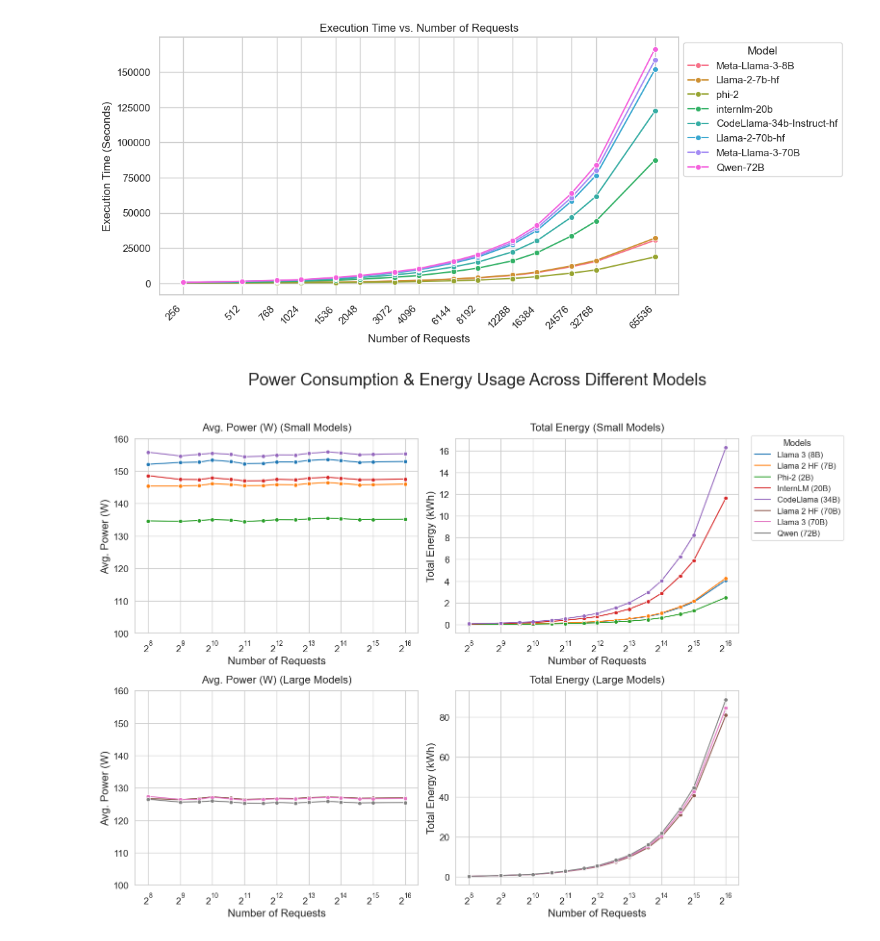
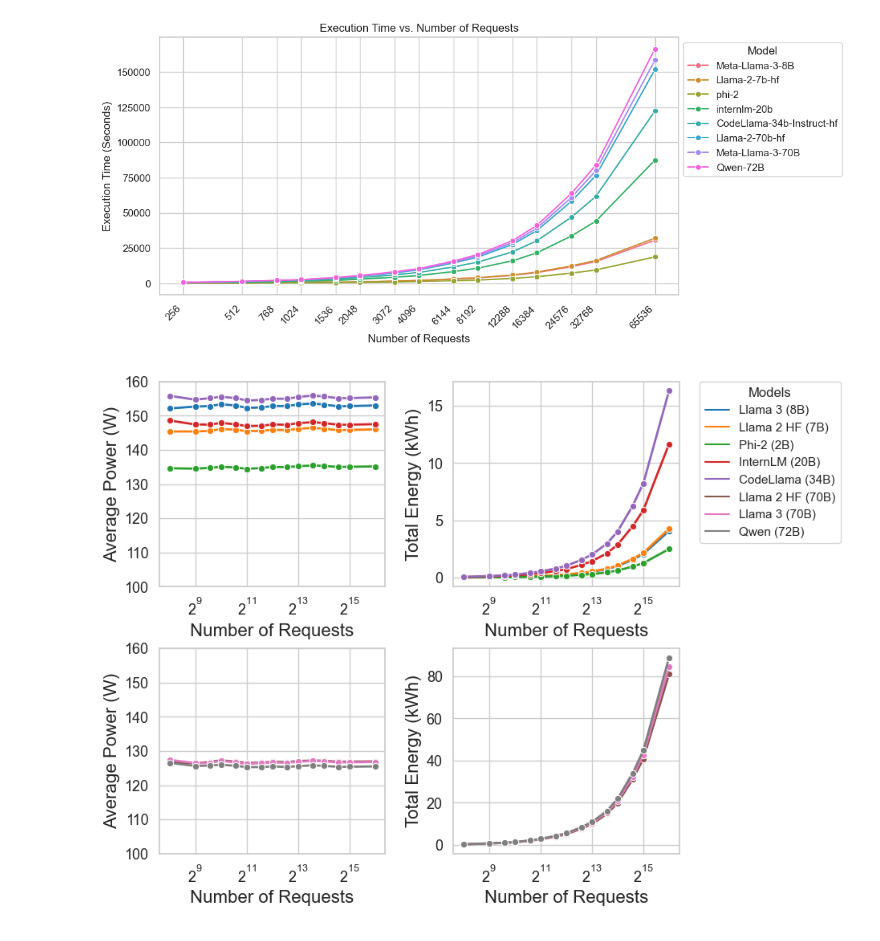
Before and after one commit to ozcanmiraay/vidur-energy, a Jupyter notebook: experiments-final/analysis/exp1-numrequests-power-energy.ipynb, the cells around one changed output. Saved outputs shown, nothing was run; the diff lists cells and outputs as text; code cells hidden in the pictures.

```diff
--- a/experiments-final/analysis/exp1-numrequests-power-energy.ipynb
+++ b/experiments-final/analysis/exp1-numrequests-power-energy.ipynb
@@ -143,77 +143,85 @@ df["model_renamed"] = df["model"].map(model_rename_map)
 df_small = df[df["model"].isin(small_models)].copy()
 df_large = df[df["model"].isin(large_models)].copy()
 
-if df_small.empty:
-    print("⚠️ Warning: No data found for small models!")
-if df_large.empty:
-    print("⚠️ Warning: No data found for large models!")
-
 # ---------------------------------------
 # 3. Plot Setup
 # ---------------------------------------
-fig, axes = plt.subplots(2, 2, figsize=(16, 12))
+fig, axes = plt.subplots(2, 2, figsize=(9, 7))  # Match PLOT 2 figsize
 
-# Combined model list and color palette
+# Define shared font settings
+xlabel_fontsize = 16
+ylabel_fontsize = 16
+tick_fontsize = 13
+legend_fontsize = 11
+legend_title_fontsize = 12
+
+# Define model colors
 df_all = pd.concat([df_small, df_large])
 all_models = df_all["model_renamed"].unique()
 palette = sns.color_palette("tab10", n_colors=len(all_models))
 model_palette = dict(zip(all_models, palette))
 
 # ---------------------------------------
-# 4. Plot Function (with optional y-limit)
+# 4. Plot Function (Matched to PLOT 2)
 # ---------------------------------------
-def plot_lineplot(data, x_col, y_col, ax, title, y_label, ylim=None):
+def plot_lineplot(data, x_col, y_col, ax, y_label, ylim=None):
     sns.lineplot(
-        data=data, x=x_col, y=y_col,
-        hue="model_renamed", marker="o",
-        ax=ax, palette=model_palette
+        data=data,
+        x=x_col,
+        y=y_col,
+        hue="model_renamed",
+        marker="o",
+        ax=ax,
+        palette=model_palette,
+        linewidth=2.0
     )
     ax.set_xscale("log", base=2)
-    ax.set_xlabel("Number of Requests", fontsize=16)
-    ax.set_ylabel(y_label, fontsize=16)
-    ax.set_title(title, fontsize=16, pad=12)
-    ax.tick_params(axis='both', labelsize=14)
+    ax.set_xlabel("Number of Requests", fontsize=xlabel_fontsize)
+    ax.set_ylabel(y_label, fontsize=ylabel_fontsize)
+    ax.tick_params(axis='both', labelsize=tick_fontsize)
     ax.get_legend().remove()
     if ylim:
         ax.set_ylim(ylim)
 
-# Apply fixed y-axis to power plots only
-plot_lineplot(df_small, "num_requests", "average_power_watts", axes[0, 0],
-              "Avg. Power (W) (Small Models)", "Avg. Power (W)", ylim=(100, 160))
-plot_lineplot(df_small, "num_requests", "total_energy_kwh", axes[0, 1],
-              "Total Energy (Small Models)", "Total Energy (kWh)")
-plot_lineplot(df_large, "num_requests", "average_power_watts", axes[1, 0],
-              "Avg. Power (W) (Large Models)", "Avg. Power (W)", ylim=(100, 160))
-plot_lineplot(df_large, "num_requests", "total_energy_kwh", axes[1, 1],
-              "Total Energy (Large Models)", "Total Energy (kWh)")
+# Power and energy subplots
+plot_lineplot(df_small, "num_requests", "average_power_watts", axes[0, 0], "Average Power (W)", ylim=(100, 160))
+plot_lineplot(df_small, "num_requests", "total_energy_kwh", axes[0, 1], "Total Energy (kWh)")
+plot_lineplot(df_large, "num_requests", "average_power_watts", axes[1, 0], "Average Power (W)", ylim=(100, 160))
+plot_lineplot(df_large, "num_requests", "total_energy_kwh", axes[1, 1], "Total Energy (kWh)")
 
 # ---------------------------------------
-# 5. Shared Legend
+# 5. Shared Legend (Same Format as PLOT 2)
 # ---------------------------------------
 dummy_fig, dummy_ax = plt.subplots()
 for model in all_models:
     dummy_ax.plot([], [], label=model, color=model_palette[model])
 handles, labels = dummy_ax.get_legend_handles_labels()
 plt.close(dummy_fig)
 
 fig.legend(
     handles, labels,
-    loc='center right',
-    bbox_to_anchor=(0.98, 0.76),
+    loc='upper left',
+    bbox_to_anchor=(0.82, 0.93),
     title="Models",
-    fontsize=12,
-    title_fontsize=13,
+    fontsize=legend_fontsize,
+    title_fontsize=legend_title_fontsize,
     frameon=True
 )
 
 # ---------------------------------------
-# 6. Final Touches
+# 6. Final Layout (Match PLOT 2)
 # ---------------------------------------
-plt.suptitle("Power Consumption & Energy Usage Across Different Models", fontsize=25, y=0.96)
-plt.tight_layout(rect=[0, 0, 0.85, 0.93])
+plt.subplots_adjust(
+    left=0.08,
+    right=0.8,
+    bottom=0.08,
+    top=0.92,
+    wspace=0.3,
+    hspace=0.3
+)
 plt.show()
 # %% [output]
-[figure, old version]
+[figure, new version]
 # %%
 import math
 import plotly.graph_objects as go
```
Also changed, not shown: 5 other files.
